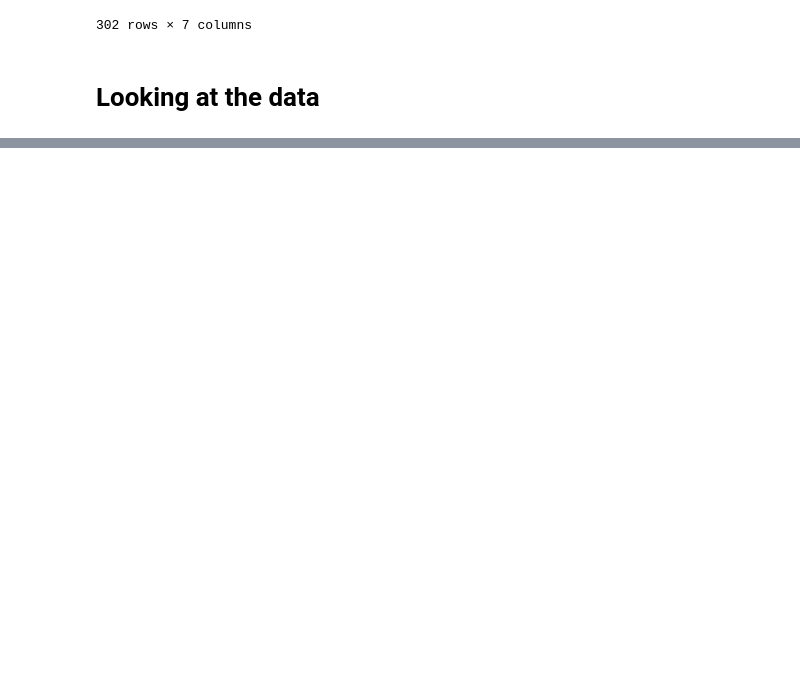
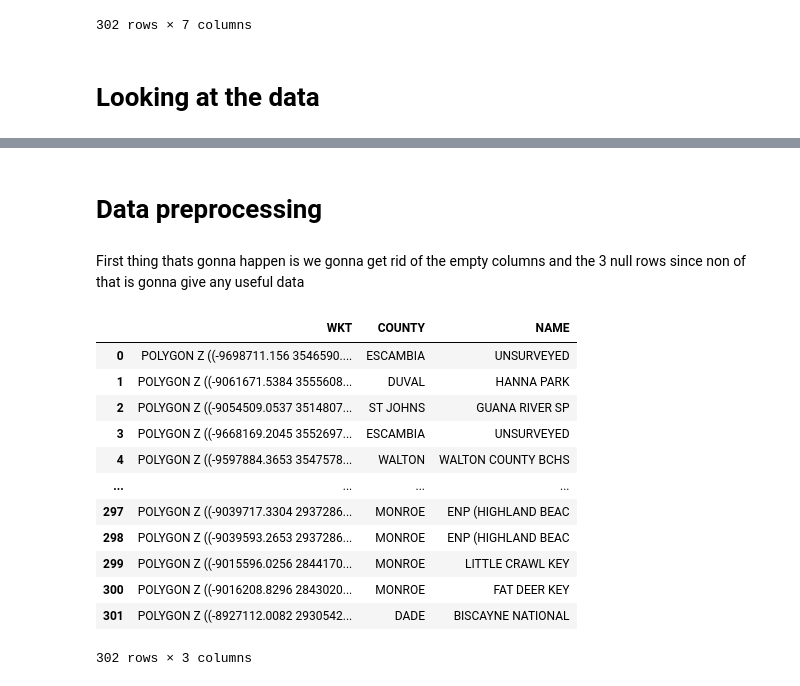
Before and after one commit to jnorfolk/beach-bandits, a Jupyter notebook: notebooks/main.ipynb, the cells around one changed output, grey strips where cells are left out. Cells and saved outputs as stored; diff of their text form; code cells hidden in the pictures; blank space fills up the shorter version.

```diff
--- a/notebooks/main.ipynb
+++ b/notebooks/main.ipynb
@@ -26,0 +90,7 @@ ds
+# %% [markdown]
+# Data preprocessing
+# %% [markdown]
+First thing thats gonna happen is we gonna get rid of the empty columns and the 3 null rows since non of that is gonna give any useful data
+# %%
+# We make a copy of the data to work on that
+df = ds.copy()
@@ -26,0 +99,16 @@ ds
+# %%
+df
+# %% [output]
+|  | WKT | COUNTY | NAME |
+| 0 | POLYGON Z ((-9698711.156 3546590.... | ESCAMBIA | UNSURVEYED |
+| 1 | POLYGON Z ((-9061671.5384 3555608... | DUVAL | HANNA PARK |
+| 2 | POLYGON Z ((-9054509.0537 3514807... | ST JOHNS | GUANA RIVER SP |
+| 3 | POLYGON Z ((-9668169.2045 3552697... | ESCAMBIA | UNSURVEYED |
+| 4 | POLYGON Z ((-9597884.3653 3547578... | WALTON | WALTON COUNTY BCHS |
+| ... | ... | ... | ... |
+| 297 | POLYGON Z ((-9039717.3304 2937286... | MONROE | ENP (HIGHLAND BEAC |
+| 298 | POLYGON Z ((-9039593.2653 2937286... | MONROE | ENP (HIGHLAND BEAC |
+| 299 | POLYGON Z ((-9015596.0256 2844170... | MONROE | LITTLE CRAWL KEY |
+| 300 | POLYGON Z ((-9016208.8296 2843020... | MONROE | FAT DEER KEY |
+| 301 | POLYGON Z ((-8927112.0082 2930542... | DADE | BISCAYNE NATIONAL |
+302 rows × 3 columns
```
Also changed, not shown: parts of 29 cells of this notebook.
